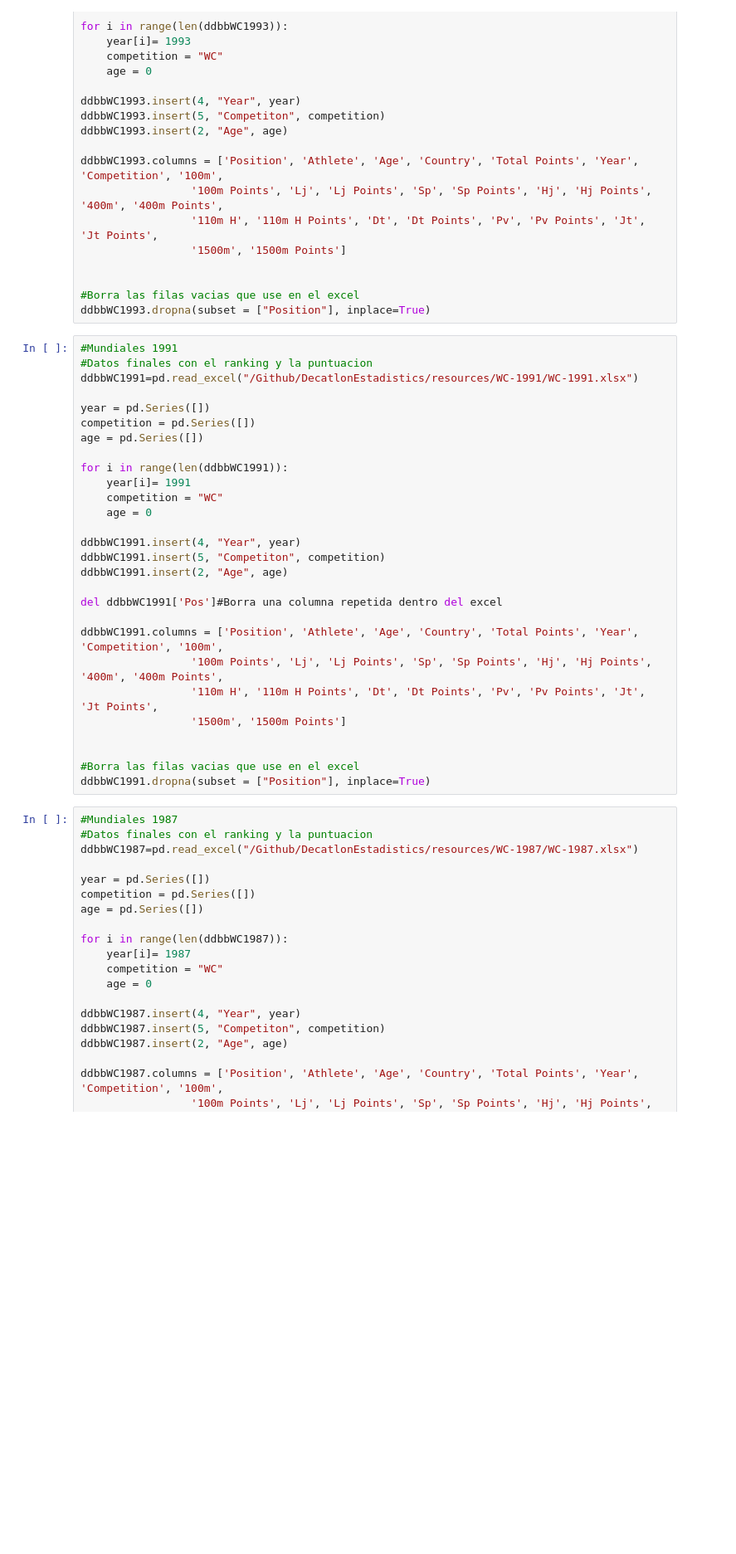
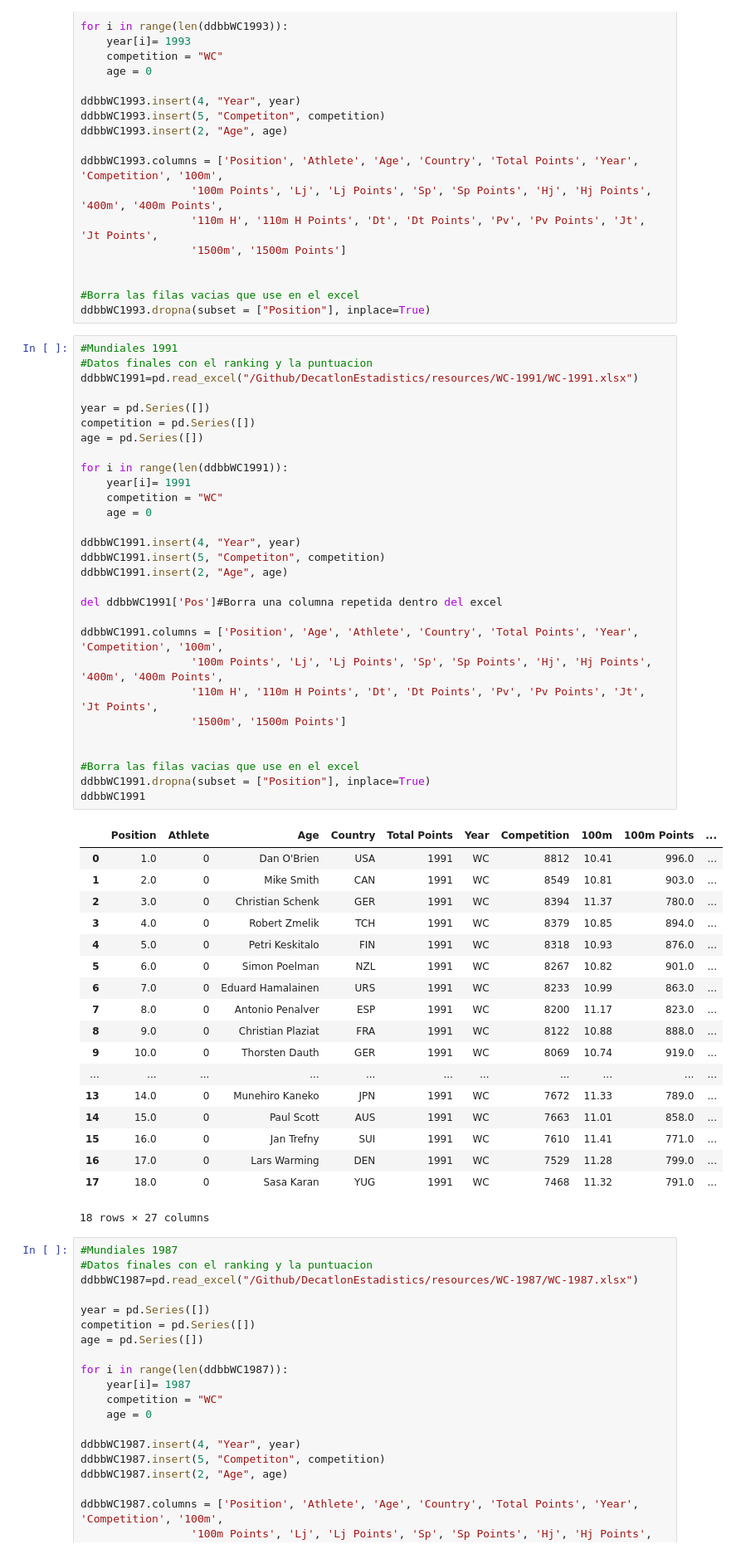
Before and after one commit to RaulCapellanFernandez/DecatlonEstadistics, a Jupyter notebook: DataBaseDecatlon.ipynb, the cells around one changed output. Shown: that part at 83% size. Saved outputs shown, nothing was run; the diff lists cells and outputs as text; blank space fills up the shorter version.

```diff
--- a/DataBaseDecatlon.ipynb
+++ b/DataBaseDecatlon.ipynb
@@ -3730,31 +3730,51 @@ ddbbWC1993.dropna(subset = ["Position"], inplace=True)
 # %%
 #Mundiales 1991
 #Datos finales con el ranking y la puntuacion
 ddbbWC1991=pd.read_excel("/Github/DecatlonEstadistics/resources/WC-1991/WC-1991.xlsx")
 
 year = pd.Series([])
 competition = pd.Series([])
 age = pd.Series([])
 
 for i in range(len(ddbbWC1991)):
     year[i]= 1991
     competition = "WC"
     age = 0
 
 ddbbWC1991.insert(4, "Year", year)
 ddbbWC1991.insert(5, "Competiton", competition)
 ddbbWC1991.insert(2, "Age", age)
 
 del ddbbWC1991['Pos']#Borra una columna repetida dentro del excel
 
-ddbbWC1991.columns = ['Position', 'Athlete', 'Age', 'Country', 'Total Points', 'Year', 'Competition', '100m',
+ddbbWC1991.columns = ['Position', 'Age', 'Athlete', 'Country', 'Total Points', 'Year', 'Competition', '100m',
                  '100m Points', 'Lj', 'Lj Points', 'Sp', 'Sp Points', 'Hj', 'Hj Points', '400m', '400m Points',
                  '110m H', '110m H Points', 'Dt', 'Dt Points', 'Pv', 'Pv Points', 'Jt', 'Jt Points',
                  '1500m', '1500m Points']
 
 
 #Borra las filas vacias que use en el excel
 ddbbWC1991.dropna(subset = ["Position"], inplace=True)
+ddbbWC1991
+# %% [output]
+|  | Position | Athlete | Age | Country | Total Points | Year | Competition | 100m | 100m Points | ... |
+| 0 | 1.0 | 0 | Dan O'Brien | USA | 1991 | WC | 8812 | 10.41 | 996.0 | ... |
+| 1 | 2.0 | 0 | Mike Smith | CAN | 1991 | WC | 8549 | 10.81 | 903.0 | ... |
+| 2 | 3.0 | 0 | Christian Schenk | GER | 1991 | WC | 8394 | 11.37 | 780.0 | ... |
+| 3 | 4.0 | 0 | Robert Zmelik | TCH | 1991 | WC | 8379 | 10.85 | 894.0 | ... |
+| 4 | 5.0 | 0 | Petri Keskitalo | FIN | 1991 | WC | 8318 | 10.93 | 876.0 | ... |
+| 5 | 6.0 | 0 | Simon Poelman | NZL | 1991 | WC | 8267 | 10.82 | 901.0 | ... |
+| 6 | 7.0 | 0 | Eduard Hamalainen | URS | 1991 | WC | 8233 | 10.99 | 863.0 | ... |
+| 7 | 8.0 | 0 | Antonio Penalver | ESP | 1991 | WC | 8200 | 11.17 | 823.0 | ... |
+| 8 | 9.0 | 0 | Christian Plaziat | FRA | 1991 | WC | 8122 | 10.88 | 888.0 | ... |
+| 9 | 10.0 | 0 | Thorsten Dauth | GER | 1991 | WC | 8069 | 10.74 | 919.0 | ... |
+| ... | ... | ... | ... | ... | ... | ... | ... | ... | ... | ... |
+| 13 | 14.0 | 0 | Munehiro Kaneko | JPN | 1991 | WC | 7672 | 11.33 | 789.0 | ... |
+| 14 | 15.0 | 0 | Paul Scott | AUS | 1991 | WC | 7663 | 11.01 | 858.0 | ... |
+| 15 | 16.0 | 0 | Jan Trefny | SUI | 1991 | WC | 7610 | 11.41 | 771.0 | ... |
+| 16 | 17.0 | 0 | Lars Warming | DEN | 1991 | WC | 7529 | 11.28 | 799.0 | ... |
+| 17 | 18.0 | 0 | Sasa Karan | YUG | 1991 | WC | 7468 | 11.32 | 791.0 | ... |
+18 rows × 27 columns
 # %%
 #Mundiales 1987
 #Datos finales con el ranking y la puntuacion
```
Also changed, not shown: 1 other file.
